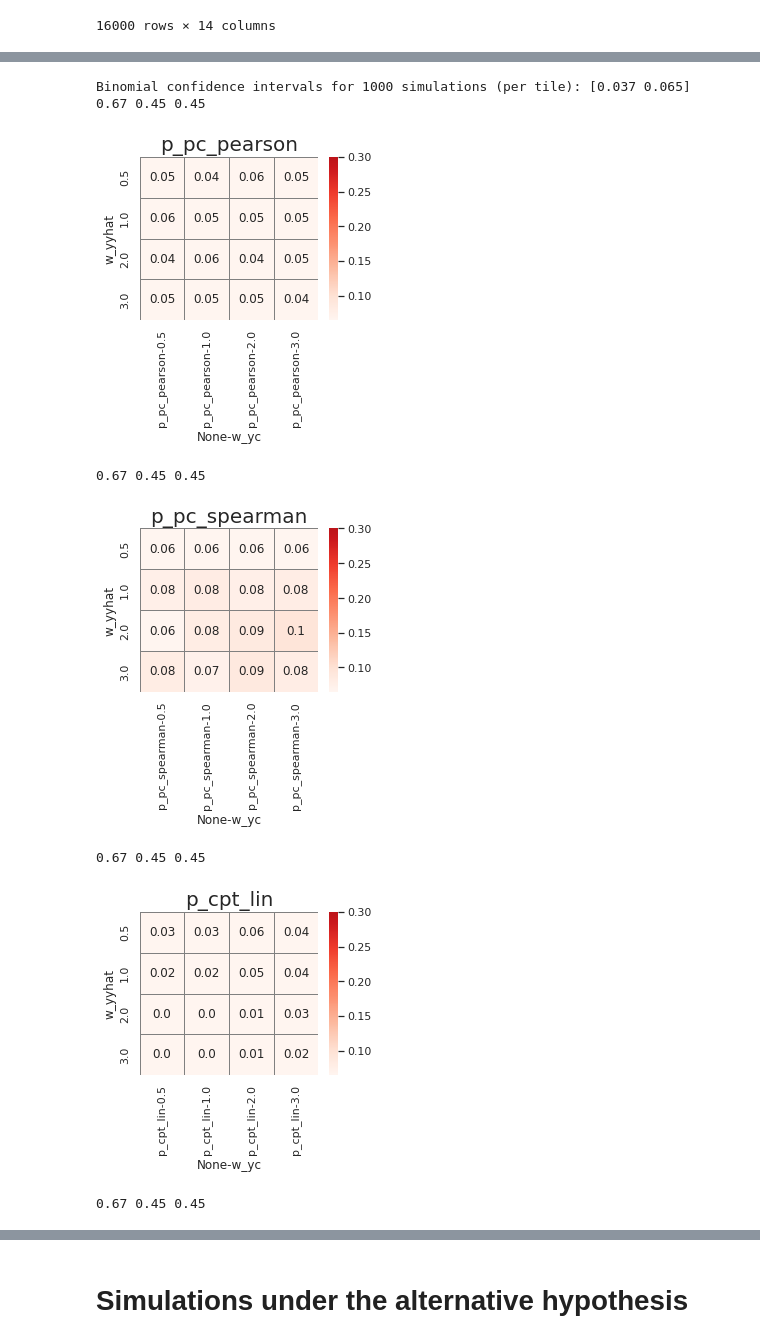
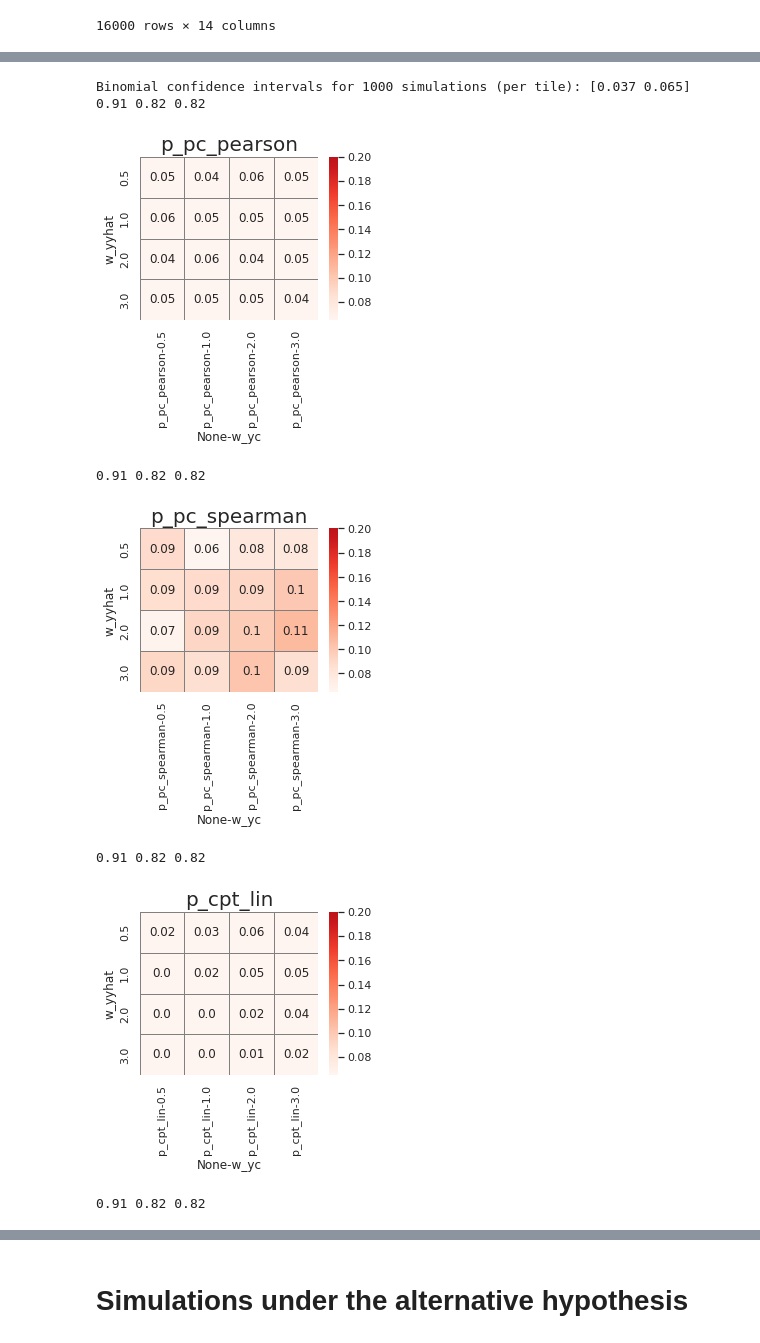
Before and after one commit to pni-lab/mlconfound-manuscript, a Jupyter notebook: simulated/plot_simulations.ipynb, the cells around one changed output, grey strips where cells are left out. Cells and saved outputs as stored; diff of their text form; code cells hidden in the pictures.

```diff
--- a/simulated/plot_simulations.ipynb
+++ b/simulated/plot_simulations.ipynb
@@ -84,0 +91,5 @@ with sns.axes_style("white"):
+# %%
+sns.axes_style("white")
+sns.set(rc={"figure.figsize":(3, 0.5)})
+sns.kdeplot(sinh_arcsinh(np.random.normal(0,1,100000), 0.1, 2), bw_adjust=2, color="black", fill="black")
+plt.savefig('../fig/raw/example_jointplot_non-norm_dist.pdf')
@@ -167,7 +182,7 @@ def positive_rate_heatmap(data, col_a, col_b, value, vmin=None, vmax=None,
 #### Load simulation results
 # %%
 h0_ccc_partial_d10e0_lin = pd.read_csv("results/h0_ccc_partial_d1e0_linear.csv")
-h0_ccc_partial_d01e3_lin = pd.read_csv("results/h0_ccc_partial_d01e3_linear.csv")
+h0_ccc_partial_d01e3_lin = pd.read_csv("results/h0_ccc_partial_d01e2_linear.csv")
 h0_ccc_partial_d10e0_sig = pd.read_csv("results/h0_ccc_partial_d1e0_sigmoid.csv")
 
 h0_ccc_partial_d10e0_lin
@@ -222,31 +237,31 @@ Binomial confidence intervals for 1000 simulations (per tile): [0.037 0.065]
 # %%
 df=h0_ccc_partial_d01e3_lin
 
 n=int(df.n.mean())
 print("Binomial confidence intervals for", n, "simulations (per tile):",
       np.round(_binom_ci(success=0.05*n, total=n, ci=.95), decimals=3))
 
 plt.title("p_pc_pearson", fontsize=20)
-positive_rate_heatmap(df, "w_yc", "w_yyhat", "p_pc_pearson", vmin=0.065, vmax=0.3)
-plt.savefig('../fig/raw/sim_h0_ccc_partial_d01e3_lin_pc_pearson.pdf')
+positive_rate_heatmap(df, "w_yc", "w_yyhat", "p_pc_pearson", vmin=0.065, vmax=0.2)
+plt.savefig('../fig/raw/sim_h0_ccc_partial_d01e2_lin_pc_pearson.pdf')
 plt.show()
 plt.title("p_pc_spearman", fontsize=20)
-positive_rate_heatmap(df, "w_yc", "w_yyhat", "p_pc_spearman", vmin=0.065, vmax=0.3)
-plt.savefig('../fig/raw/sim_h0_ccc_partial_d01e3_lin_pc_spearman.pdf')
+positive_rate_heatmap(df, "w_yc", "w_yyhat", "p_pc_spearman", vmin=0.065, vmax=0.2)
+plt.savefig('../fig/raw/sim_h0_ccc_partial_d01e2_lin_pc_spearman.pdf')
 plt.show()
 plt.title("p_cpt_lin", fontsize=20)
-positive_rate_heatmap(df, "w_yc", "w_yyhat", "p_cpt_lin", vmin=0.065, vmax=0.3)
-plt.savefig('../fig/raw/sim_h0_ccc_partial_d01e3_lin_pc_cpt_lin.pdf')
+positive_rate_heatmap(df, "w_yc", "w_yyhat", "p_cpt_lin", vmin=0.065, vmax=0.2)
+plt.savefig('../fig/raw/sim_h0_ccc_partial_d01e2_lin_pc_cpt_lin.pdf')
 plt.show()
 plt.title("p_cpt_gam", fontsize=20)
-positive_rate_heatmap(df, "w_yc", "w_yyhat", "p_cpt_gam", vmin=0.065, vmax=0.3)
-plt.savefig('../fig/raw/sim_h0_ccc_partial_d01e3_lin_cpt_gam.pdf')
+positive_rate_heatmap(df, "w_yc", "w_yyhat", "p_cpt_gam", vmin=0.065, vmax=0.2)
+plt.savefig('../fig/raw/sim_h0_ccc_partial_d01e2_lin_cpt_gam.pdf')
 # %% [output]
 Binomial confidence intervals for 1000 simulations (per tile): [0.037 0.065]
-0.67 0.45 0.45
+0.91 0.82 0.82
-[figure, old version]
+[figure, new version]
-0.67 0.45 0.45
+0.91 0.82 0.82
-[figure, old version]
+[figure, new version]
-0.67 0.45 0.45
+0.91 0.82 0.82
-[figure, old version]
+[figure, new version]
-0.67 0.45 0.45
+0.91 0.82 0.82
```
Also changed, not shown: parts of 11 cells of this notebook, 32 other files.
